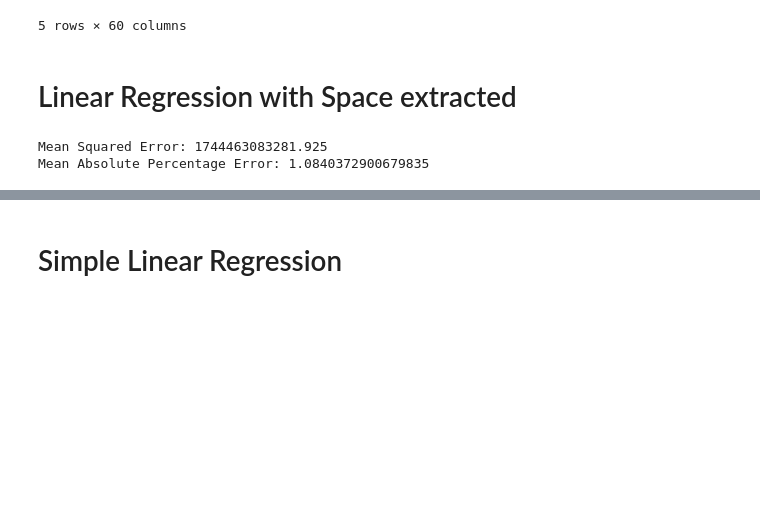
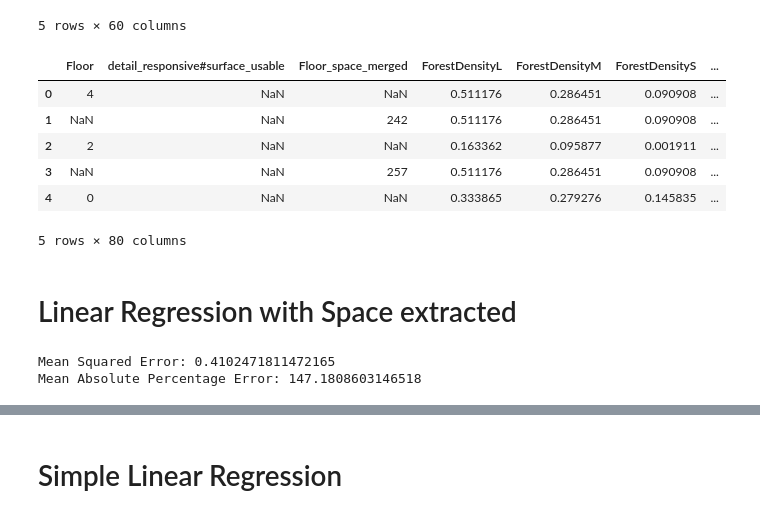
Before and after one commit to staldenhoefler/immo_challenge, a Jupyter notebook: notebooks/Modellierung.ipynb, the cells around one changed output, grey strips where cells are left out. Saved outputs shown, nothing was run; the diff lists cells and outputs as text; code cells hidden in the pictures; blank space fills up the shorter version.

```diff
--- a/notebooks/Modellierung.ipynb
+++ b/notebooks/Modellierung.ipynb
@@ -73,6 +77,16 @@ df_clean.head()
 5 rows × 60 columns
 # %%
 df_dummy = pd.get_dummies(df_clean, columns=categorical_columns, drop_first=True)
+# %%
+df_dummy.head()
+# %% [output]
+|  | Floor | detail_responsive#surface_usable | Floor_space_merged | ForestDensityL | ForestDensityM | ForestDensityS | ... |
+| 0 | 4 | NaN | NaN | 0.511176 | 0.286451 | 0.090908 | ... |
+| 1 | NaN | NaN | 242 | 0.511176 | 0.286451 | 0.090908 | ... |
+| 2 | 2 | NaN | NaN | 0.163362 | 0.095877 | 0.001911 | ... |
+| 3 | NaN | NaN | 257 | 0.511176 | 0.286451 | 0.090908 | ... |
+| 4 | 0 | NaN | NaN | 0.333865 | 0.279276 | 0.145835 | ... |
+5 rows × 80 columns
 # %% [markdown]
 # Linear Regression with Space extracted
 # %%
@@ -88,13 +102,13 @@ model.fit(X_train, y_train)
 
 y_pred = model.predict(X_test)
 
-mse = mean_squared_error(y_test, y_pred)
+r2 = r2_score(y_test, y_pred)
 mape = mean_absolute_percentage_error(y_test, y_pred)
-print(f"Mean Squared Error: {mse}")
+print(f"Mean Squared Error: {r2}")
 print(f"Mean Absolute Percentage Error: {mape}")
 # %% [output]
-Mean Squared Error: 1744463083281.925
-Mean Absolute Percentage Error: 1.0840372900679835
+Mean Squared Error: 0.4102471811472165
+Mean Absolute Percentage Error: 147.1808603146518
 # %%
 # Coefficients with column names
 coefficients = pd.DataFrame({"feature": ["Space extracted"], "coefficients": model.coef_})
```
Also changed, not shown: parts of 7 cells of this notebook, 4 other files.
